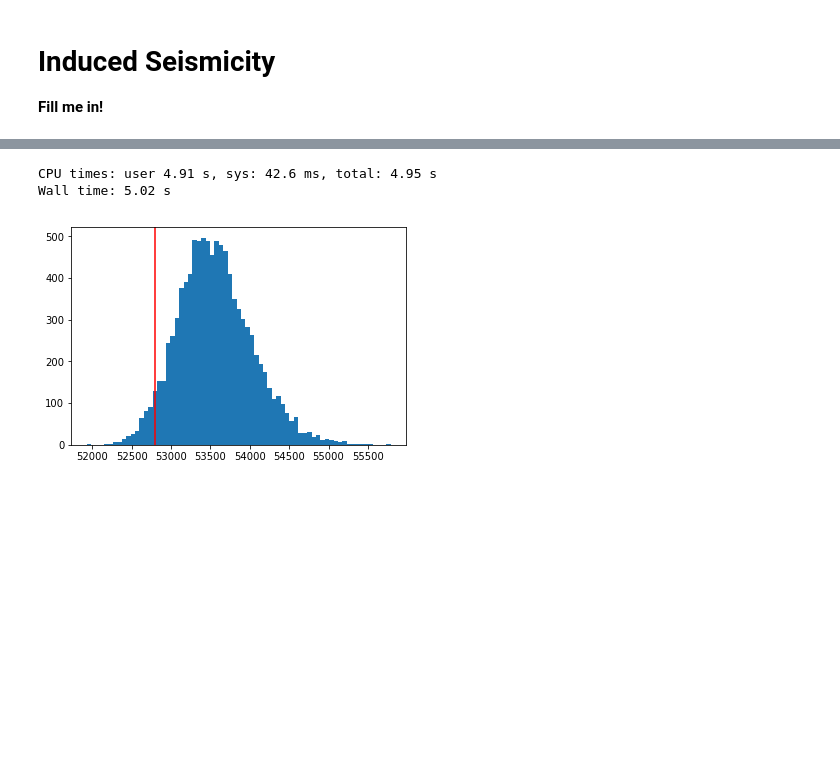
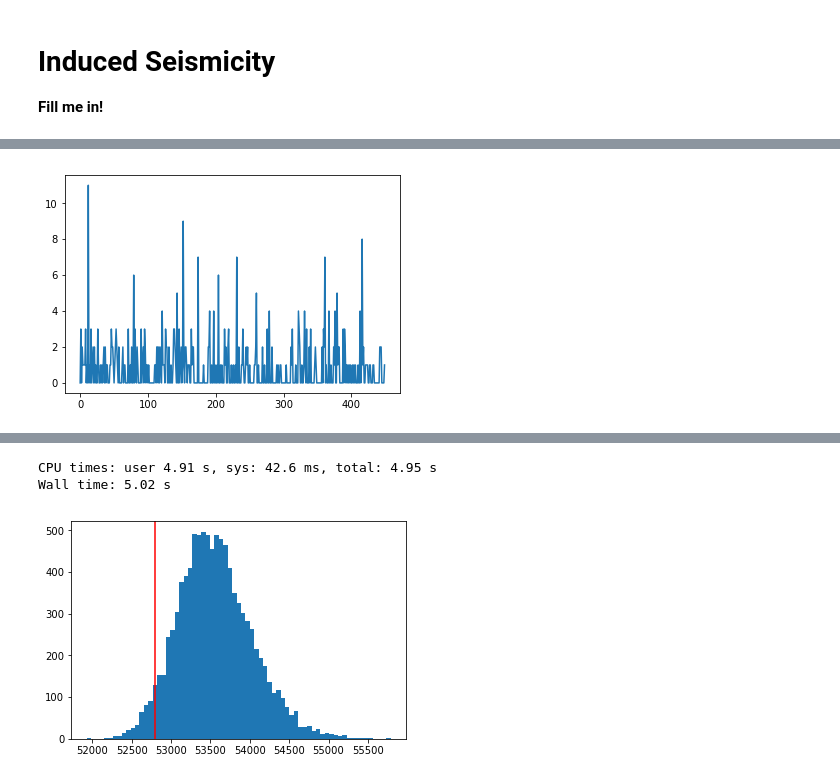
Before and after one commit to michaeljets/induced_seismicity, a Jupyter notebook: code/modified_spearmans.ipynb, the cells around one changed output, grey strips where cells are left out. Cells and saved outputs as stored; diff of their text form; code cells hidden in the pictures; blank space fills up the shorter version.

```diff
--- a/code/modified_spearmans.ipynb
+++ b/code/modified_spearmans.ipynb
@@ -4,0 +87,5 @@
+# %%
+plt.plot(eq1)
+plt.show()
+# %% [output]
+[figure, added]
```
Also changed, not shown: parts of 15 cells of this notebook.
